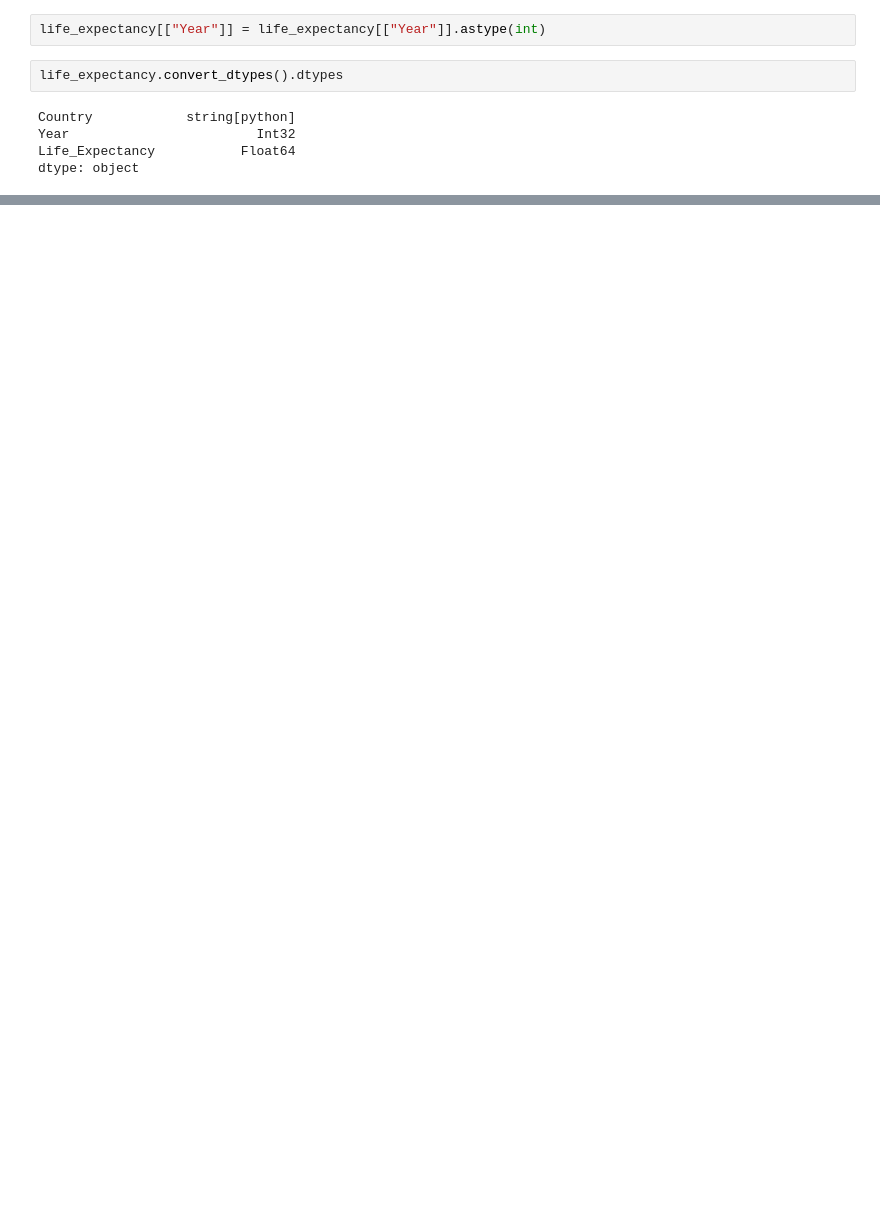
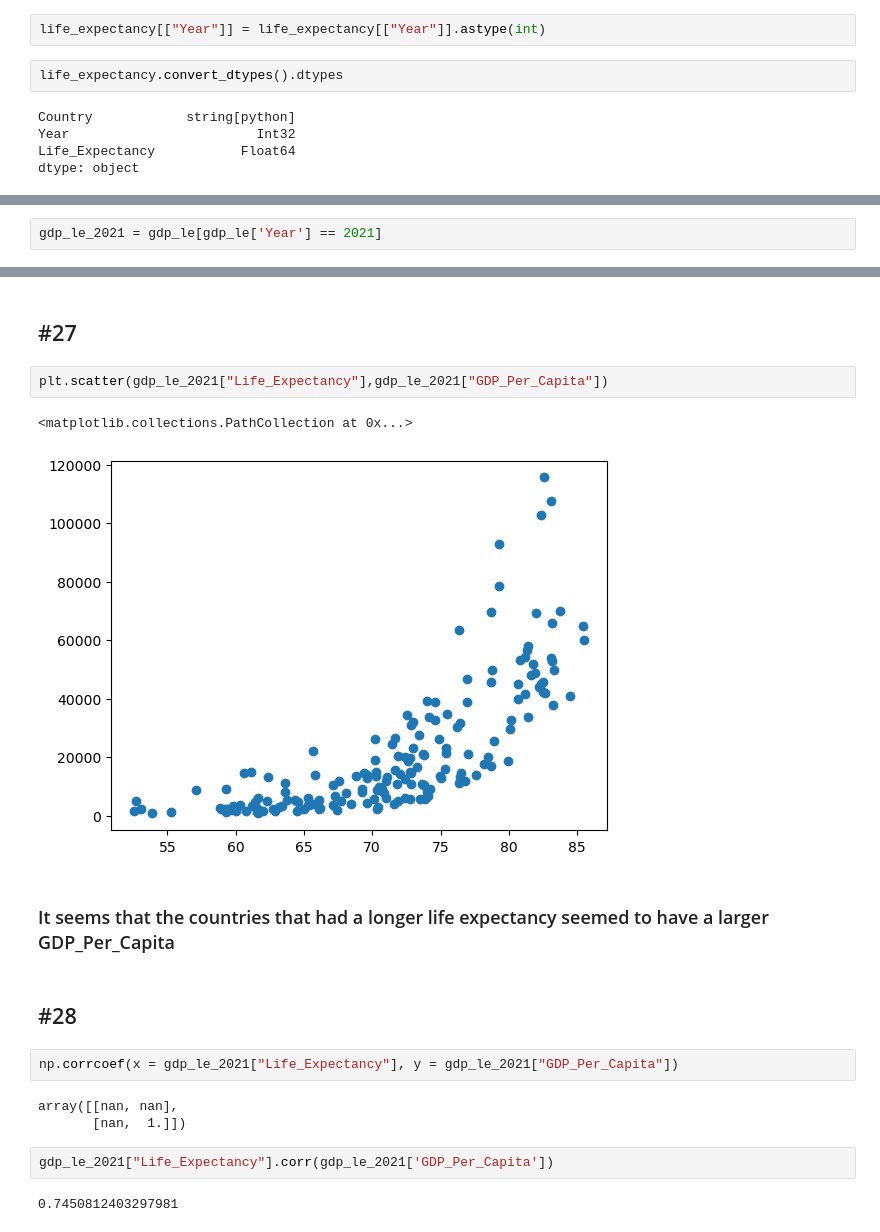
Before and after one commit to nss-data-science-cohort-8/un-exploration-ThomasDavis4757, a Jupyter notebook: Notebooks/UN_Data_Exploration.ipynb, the cells around one changed output, grey strips where cells are left out. Drawn from its saved outputs; the diff is of its cells as text; blank space fills up the shorter version.

```diff
--- a/Notebooks/UN_Data_Exploration.ipynb
+++ b/Notebooks/UN_Data_Exploration.ipynb
@@ -624,0 +629,2 @@ gdp_le
+# %%
+gdp_le_2021 = gdp_le[gdp_le['Year'] == 2021]
@@ -624,0 +692,20 @@ gdp_le
+# %% [markdown]
+## #27
+# %%
+plt.scatter(gdp_le_2021["Life_Expectancy"],gdp_le_2021["GDP_Per_Capita"])
+# %% [output]
+<matplotlib.collections.PathCollection at 0x...>
+[figure, added]
+# %% [markdown]
+### It seems that the countries that had a longer life expectancy seemed to have a larger GDP_Per_Capita
+# %% [markdown]
+## #28
+# %%
+np.corrcoef(x = gdp_le_2021["Life_Expectancy"], y = gdp_le_2021["GDP_Per_Capita"])
+# %% [output]
+array([[nan, nan],
+       [nan,  1.]])
+# %%
+gdp_le_2021["Life_Expectancy"].corr(gdp_le_2021['GDP_Per_Capita'])
+# %% [output]
+0.7450812403297981
```
Also changed, not shown: parts of 20 cells of this notebook.
